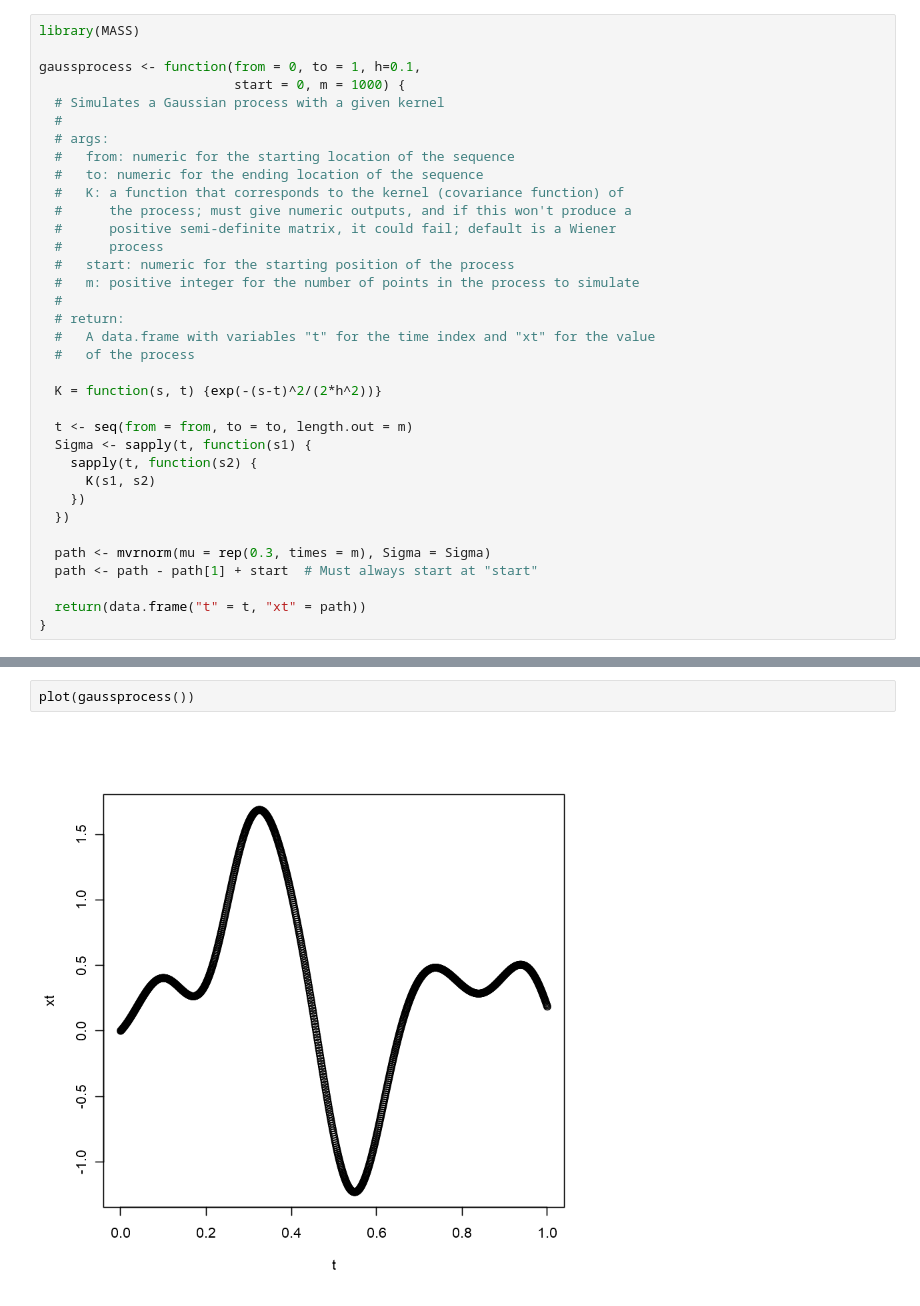
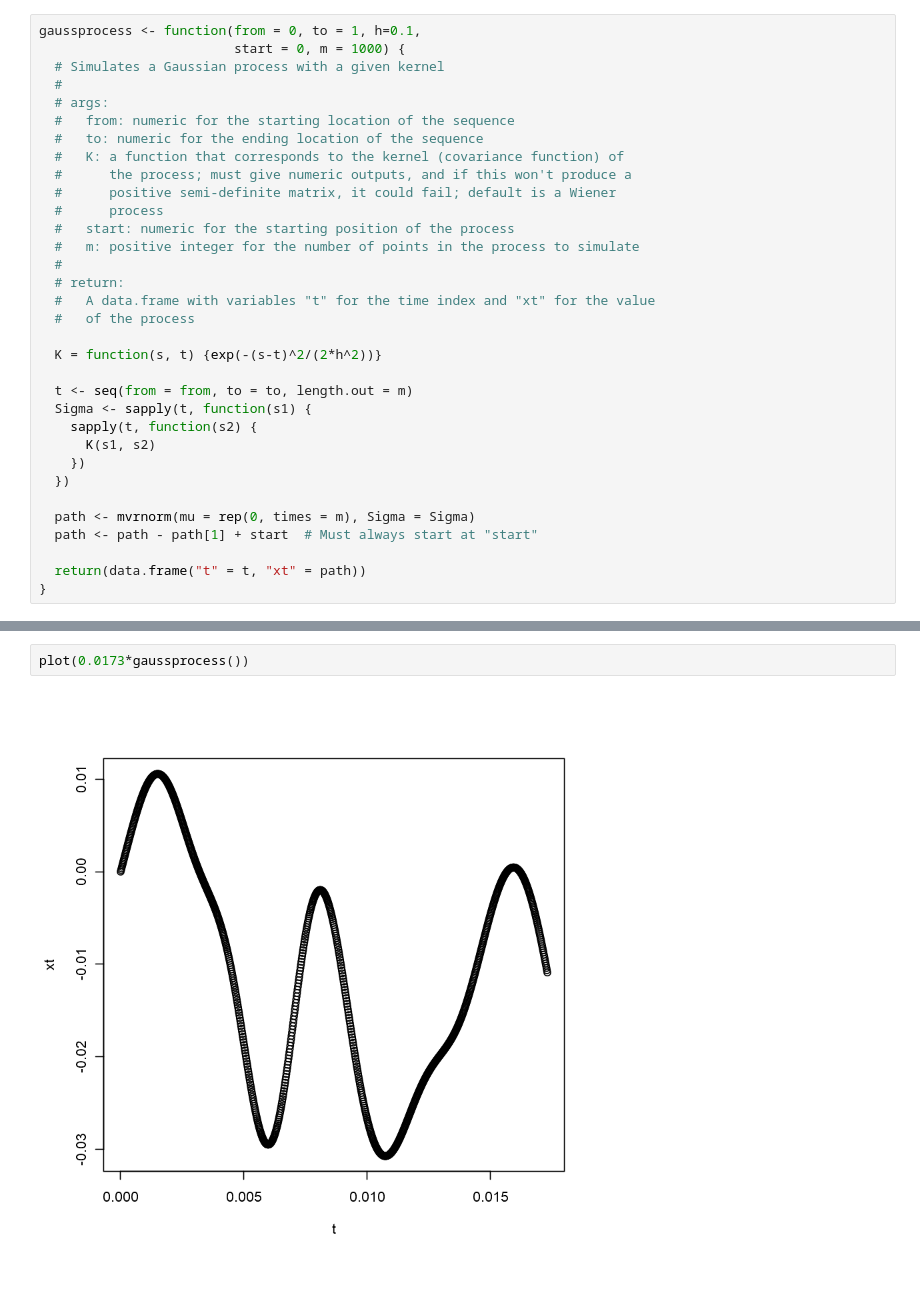
Before and after one commit to metodj/thesis, a Jupyter notebook: dfR.ipynb, the cells around one changed output, grey strips where cells are left out. Drawn from its saved outputs; the diff is of its cells as text.

```diff
--- a/dfR.ipynb
+++ b/dfR.ipynb
@@ -1,6 +3,4 @@
 # %%
-library(MASS)
-
 gaussprocess <- function(from = 0, to = 1, h=0.1,
                          start = 0, m = 1000) {
   # Simulates a Gaussian process with a given kernel
@@ -28,7 +28,7 @@ gaussprocess <- function(from = 0, to = 1, h=0.1,
     })
   })
 
-  path <- mvrnorm(mu = rep(0.3, times = m), Sigma = Sigma)
+  path <- mvrnorm(mu = rep(0, times = m), Sigma = Sigma)
   path <- path - path[1] + start  # Must always start at "start"
 
   return(data.frame("t" = t, "xt" = path))
@@ -36,4 +82,4 @@ gaussprocess <- function(from = 0, to = 1, h=0.1,
 # %%
-plot(gaussprocess())
+plot(0.0173*gaussprocess())
 # %% [output]
-[figure, old version]
+[figure, new version]
```
Also changed, not shown: parts of 5 cells of this notebook, 3 other files.
